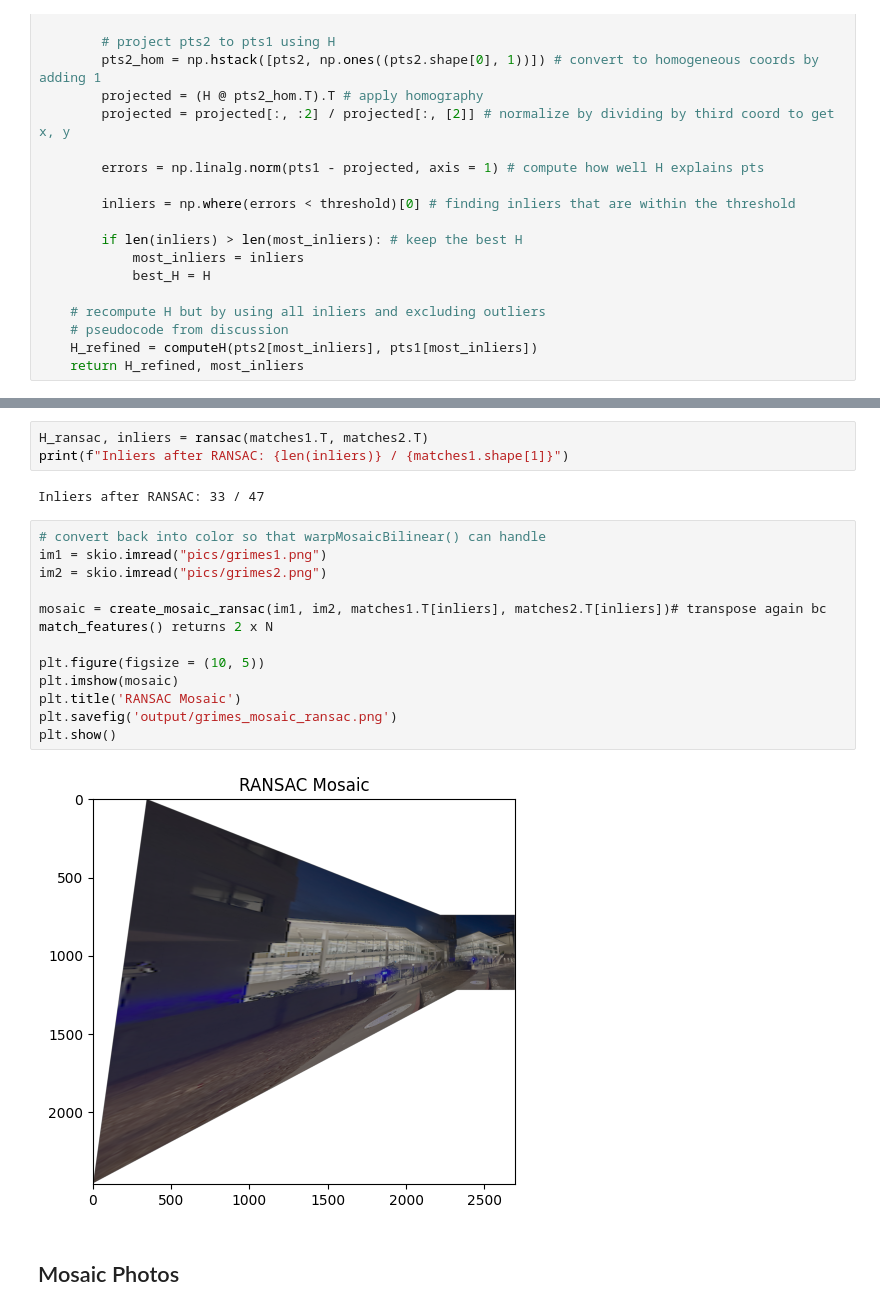
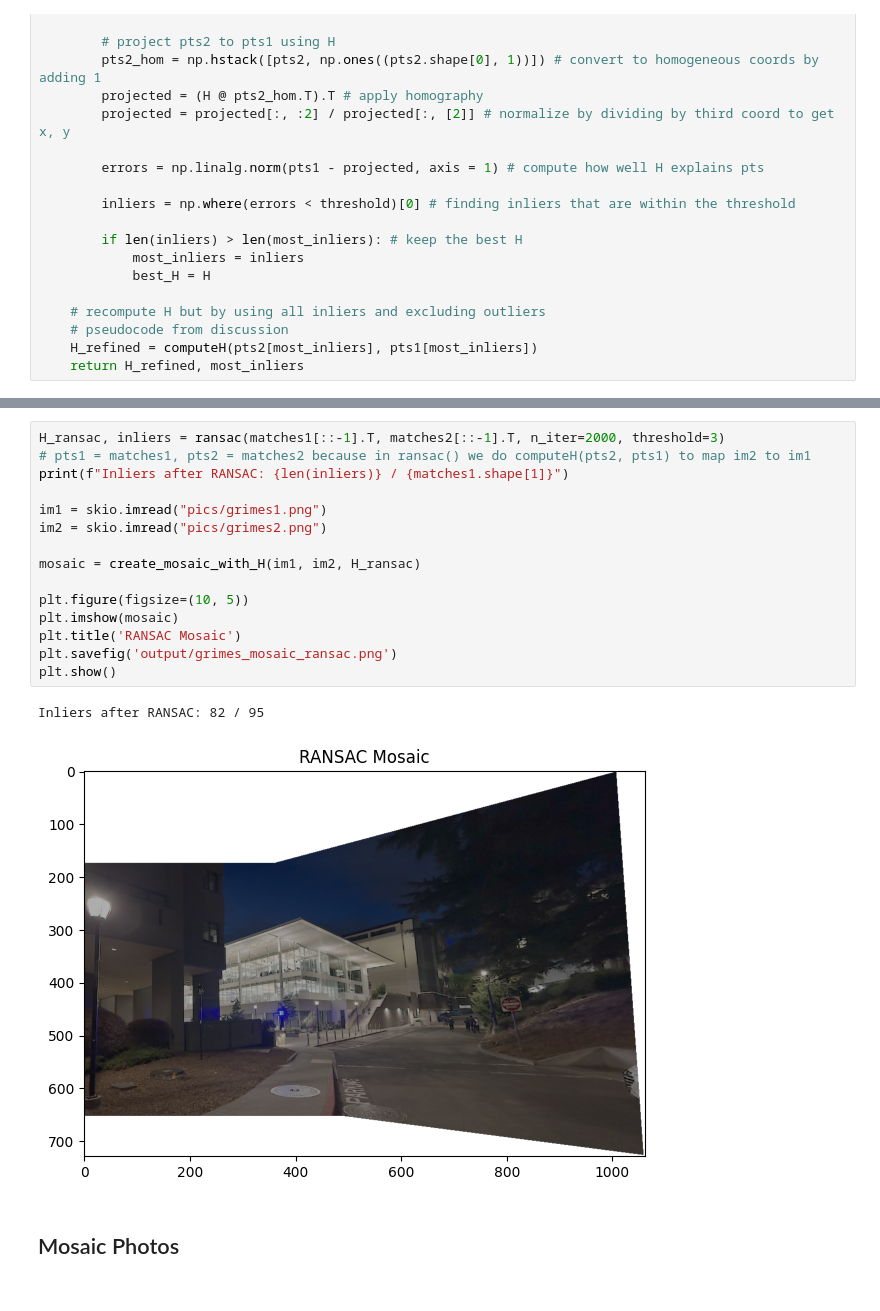
Before and after one commit to sz12433/sz12433.github.io, a Jupyter notebook: proj3/code/main.ipynb, the cells around one changed output, grey strips where cells are left out. Drawn from its saved outputs; the diff is of its cells as text.

```diff
--- a/proj3/code/main.ipynb
+++ b/proj3/code/main.ipynb
@@ -962,24 +959,23 @@ def create_mosaic_ransac(im1, im2, pts1, pts2):
 
     return mosaic.astype(np.uint8)
-# %%
-H_ransac, inliers = ransac(matches1.T, matches2.T)
-print(f"Inliers after RANSAC: {len(inliers)} / {matches1.shape[1]}")
-# %% [output]
-Inliers after RANSAC: 33 / 47
-# %%
-# convert back into color so that warpMosaicBilinear() can handle
-im1 = skio.imread("pics/grimes1.png")
-im2 = skio.imread("pics/grimes2.png")
-
-mosaic = create_mosaic_ransac(im1, im2, matches1.T[inliers], matches2.T[inliers])# transpose again bc match_features() returns 2 x N
-
-plt.figure(figsize = (10, 5))
-plt.imshow(mosaic)
-plt.title('RANSAC Mosaic')
-plt.savefig('output/grimes_mosaic_ransac.png')
-plt.show()
-# %% [output]
-[figure, removed]
+# %%
+H_ransac, inliers = ransac(matches1[::-1].T, matches2[::-1].T, n_iter=2000, threshold=3)
+# pts1 = matches1, pts2 = matches2 because in ransac() we do computeH(pts2, pts1) to map im2 to im1
+print(f"Inliers after RANSAC: {len(inliers)} / {matches1.shape[1]}")
+
+im1 = skio.imread("pics/grimes1.png")
+im2 = skio.imread("pics/grimes2.png")
+
+mosaic = create_mosaic_with_H(im1, im2, H_ransac)
+
+plt.figure(figsize=(10, 5))
+plt.imshow(mosaic)
+plt.title('RANSAC Mosaic')
+plt.savefig('output/grimes_mosaic_ransac.png')
+plt.show()
+# %% [output]
+Inliers after RANSAC: 82 / 95
+[figure, added]
 # %% [markdown]
 ## Mosaic Photos
 # %%
```
Also changed, not shown: parts of 15 cells of this notebook, 3 other files.
